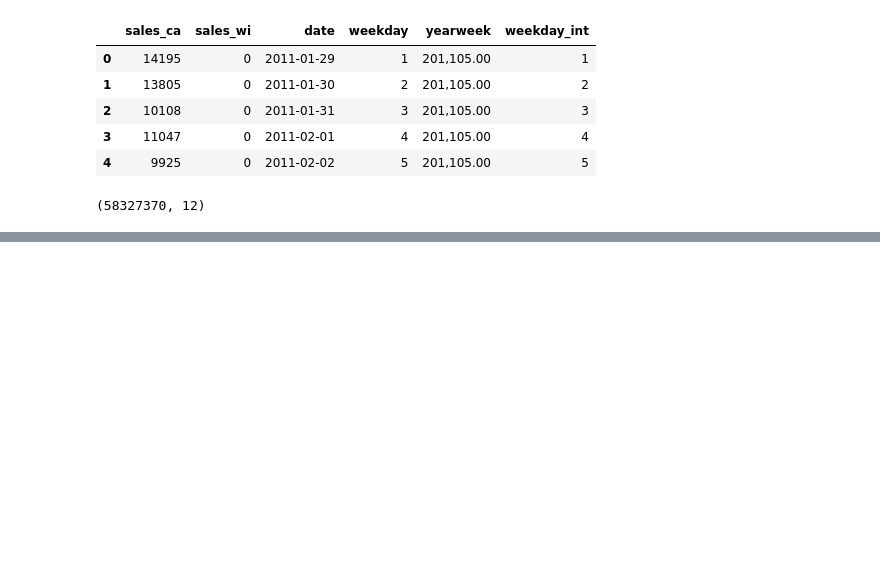
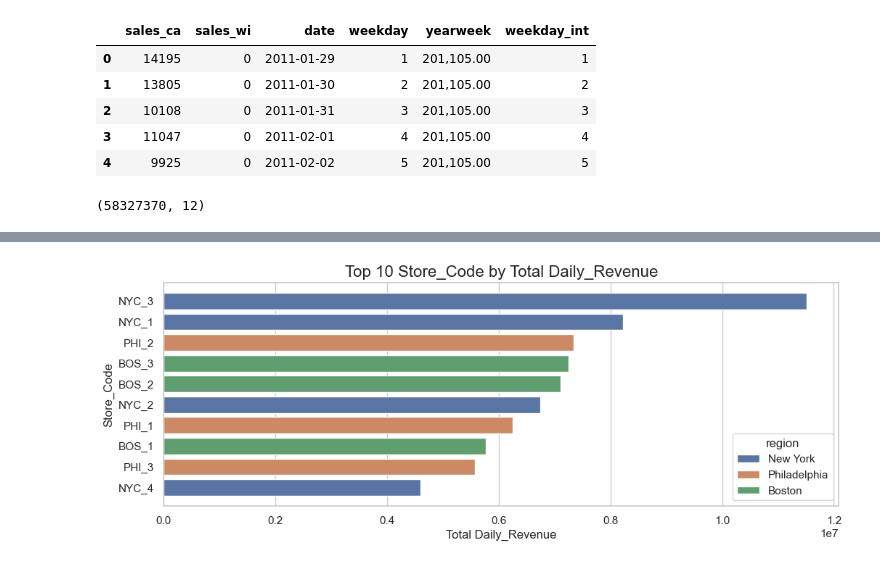
Before and after one commit to asansal/DS_market_Capstone, a Jupyter notebook: first_steps_dsmarket.ipynb, the cells around one changed output, grey strips where cells are left out. Cells and saved outputs as stored; diff of their text form; code cells hidden in the pictures; blank space fills up the shorter version.

```diff
--- a/first_steps_dsmarket.ipynb
+++ b/first_steps_dsmarket.ipynb
@@ -646,0 +881,6 @@ df_merged_2.head(100)
+# %%
+df_weekly_last_years = df_weekly[df_weekly.yearweek > 201500]
+# %%
+plot_top_n_performers(df_weekly_last_years, "store_code", sales_col='daily_revenue', n = 10)
+# %% [output]
+[figure, added]
```
Also changed, not shown: parts of 31 cells of this notebook, 3 other files.
